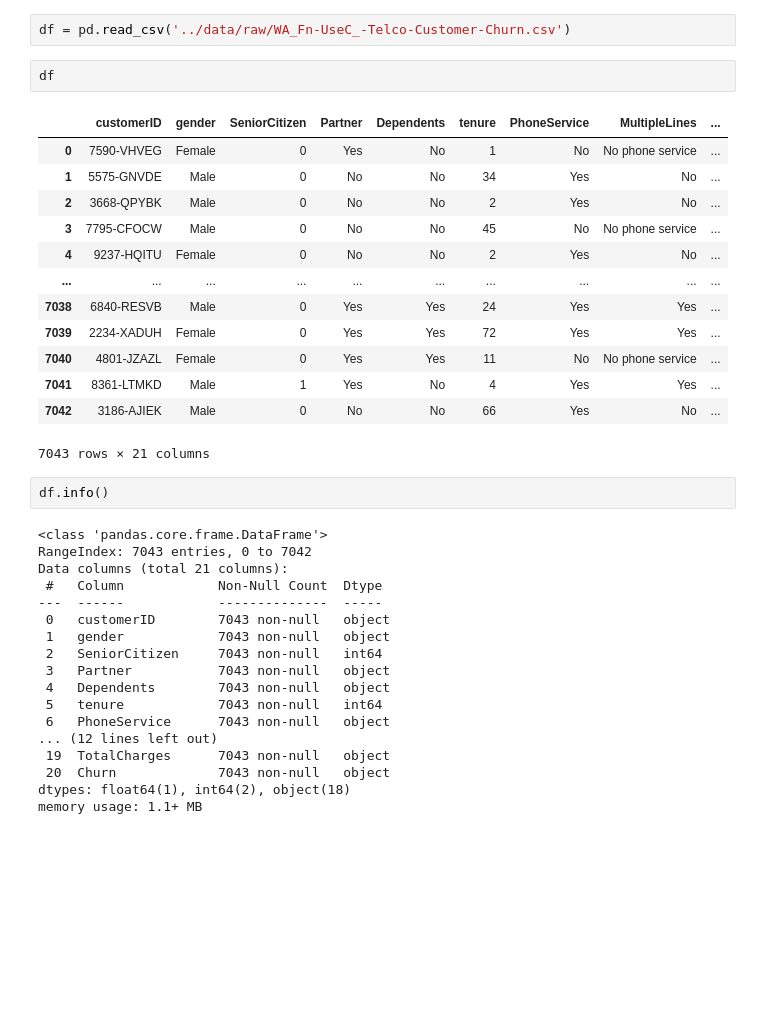
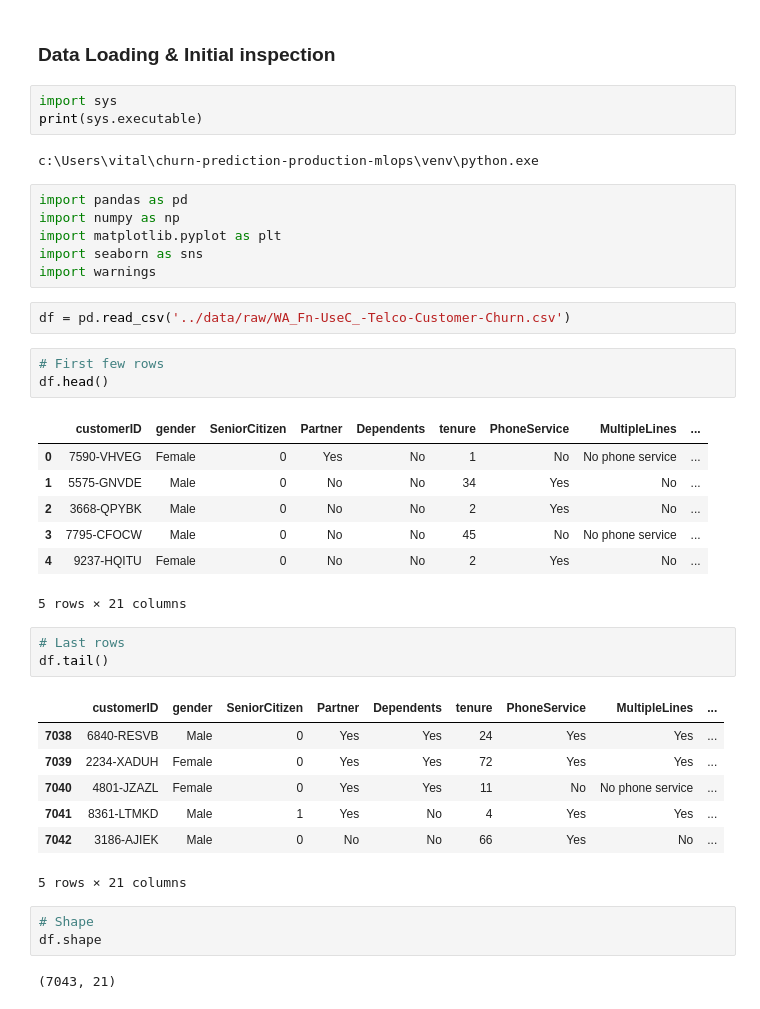
Before and after one commit to Schadrackkarekezi/churn-prediction-production-mlops, a Jupyter notebook: notebook/EDA.ipynb, the cells around one changed output. Drawn from its saved outputs; the diff is of its cells as text; blank space fills up the shorter version.

```diff
--- a/notebook/EDA.ipynb
+++ b/notebook/EDA.ipynb
@@ -3,38 +8,42 @@ import pandas as pd
+# %% [markdown]
+### Data Loading & Initial inspection
+# %%
+import sys
+print(sys.executable)
+# %% [output]
+c:\Users\vital\churn-prediction-production-mlops\venv\python.exe
+# %%
+import pandas as pd
+import numpy as np
+import matplotlib.pyplot as plt
+import seaborn as sns
+import warnings
 # %%
 df = pd.read_csv('../data/raw/WA_Fn-UseC_-Telco-Customer-Churn.csv')
 # %%
-df
+# First few rows
+df.head()
 # %% [output]
 |  | customerID | gender | SeniorCitizen | Partner | Dependents | tenure | PhoneService | MultipleLines | ... |
 | 0 | 7590-VHVEG | Female | 0 | Yes | No | 1 | No | No phone service | ... |
 | 1 | 5575-GNVDE | Male | 0 | No | No | 34 | Yes | No | ... |
 | 2 | 3668-QPYBK | Male | 0 | No | No | 2 | Yes | No | ... |
 | 3 | 7795-CFOCW | Male | 0 | No | No | 45 | No | No phone service | ... |
 | 4 | 9237-HQITU | Female | 0 | No | No | 2 | Yes | No | ... |
-| ... | ... | ... | ... | ... | ... | ... | ... | ... | ... |
-| 7038 | 6840-RESVB | Male | 0 | Yes | Yes | 24 | Yes | Yes | ... |
-| 7039 | 2234-XADUH | Female | 0 | Yes | Yes | 72 | Yes | Yes | ... |
-| 7040 | 4801-JZAZL | Female | 0 | Yes | Yes | 11 | No | No phone service | ... |
-| 7041 | 8361-LTMKD | Male | 1 | Yes | No | 4 | Yes | Yes | ... |
-| 7042 | 3186-AJIEK | Male | 0 | No | No | 66 | Yes | No | ... |
-7043 rows × 21 columns
+5 rows × 21 columns
 # %%
-df.info()
+# Last rows
+df.tail()
 # %% [output]
+|  | customerID | gender | SeniorCitizen | Partner | Dependents | tenure | PhoneService | MultipleLines | ... |
+| 7038 | 6840-RESVB | Male | 0 | Yes | Yes | 24 | Yes | Yes | ... |
+| 7039 | 2234-XADUH | Female | 0 | Yes | Yes | 72 | Yes | Yes | ... |
+| 7040 | 4801-JZAZL | Female | 0 | Yes | Yes | 11 | No | No phone service | ... |
+| 7041 | 8361-LTMKD | Male | 1 | Yes | No | 4 | Yes | Yes | ... |
+| 7042 | 3186-AJIEK | Male | 0 | No | No | 66 | Yes | No | ... |
-<class 'pandas.core.frame.DataFrame'>
-RangeIndex: 7043 entries, 0 to 7042
-Data columns (total 21 columns):
- #   Column            Non-Null Count  Dtype
----  ------            --------------  -----
- 0   customerID        7043 non-null   object
- 1   gender            7043 non-null   object
- 2   SeniorCitizen     7043 non-null   int64
- 3   Partner           7043 non-null   object
- 4   Dependents        7043 non-null   object
- 5   tenure            7043 non-null   int64
- 6   PhoneService      7043 non-null   object
-... (12 lines left out)
- 19  TotalCharges      7043 non-null   object
- 20  Churn             7043 non-null   object
-dtypes: float64(1), int64(2), object(18)
-memory usage: 1.1+ MB
+5 rows × 21 columns
+# %%
+# Shape
+df.shape
+# %% [output]
+(7043, 21)
```
Also changed, not shown: parts of 29 cells of this notebook, 1 other file.
